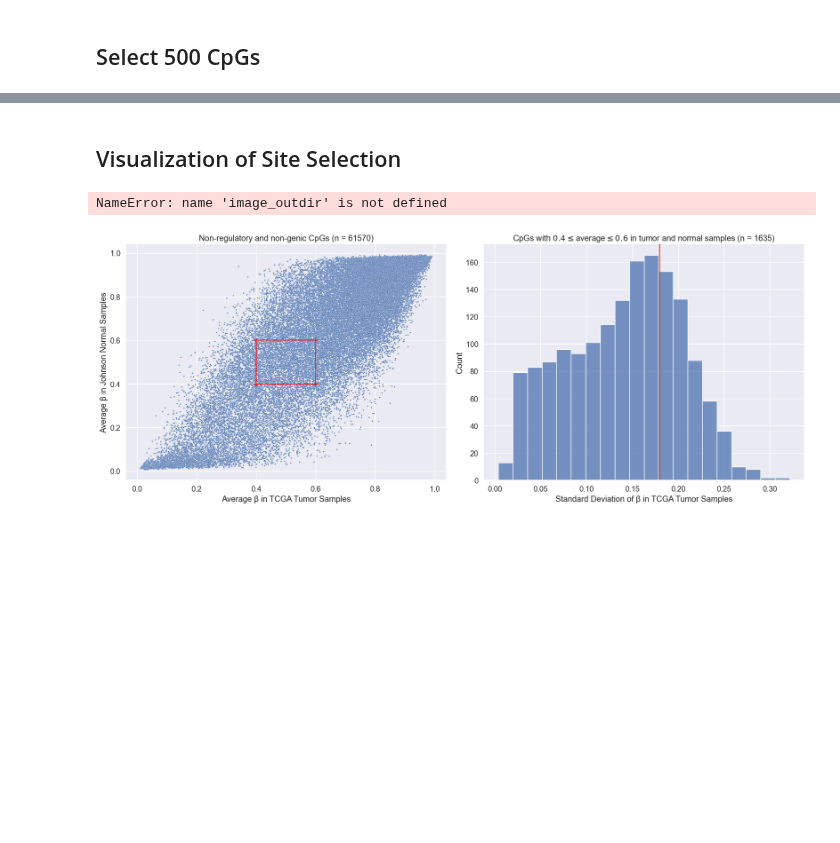
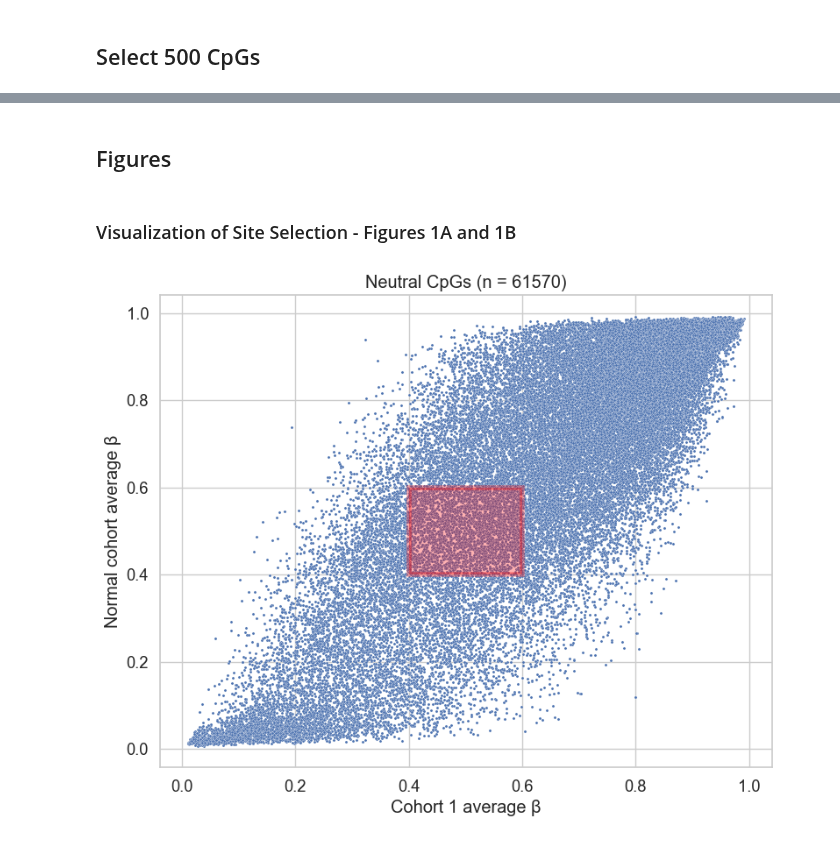
Before and after one commit to danmonyak/EpiClockInvasiveBRCA, a Jupyter notebook: Select_fCpGs/Select_fCpGs.ipynb, the cells around one changed output, grey strips where cells are left out. Drawn from its saved outputs; the diff is of its cells as text; code cells hidden in the pictures; blank space fills up the shorter version.

```diff
--- a/Select_fCpGs/Select_fCpGs.ipynb
+++ b/Select_fCpGs/Select_fCpGs.ipynb
@@ -18,7 +18,7 @@ import util as local_util
 
 consts = getConsts()
 
-sns.set(rc={"savefig.bbox":'tight'}, font_scale=1.2)
+sns.set(rc={"savefig.bbox":'tight'}, font_scale=1.2, style='whitegrid')
 # %%
 neutral_DNA_CpG_list = local_util.getNeutralDNACpGs()
 data = local_util.getDataDict()
@@ -82,0 +162,2 @@ np.savetxt('balanced_CpGs_all_tumors.txt', balanced_CpGs_all_tumors, fmt='%s')
+# %% [markdown]
+## Figures
@@ -83,37 +167,25 @@ np.savetxt('balanced_CpGs_all_tumors.txt', balanced_CpGs_all_tumors, fmt='%s')
 # %% [markdown]
-## Visualization of Site Selection
+### Visualization of Site Selection - Figures 1A and 1B
 # %%
-# Add beta_means, beta_stds, beta_nans to data dict
-local_util.addMeanStdsNans(data)
+fig, ax = plt.subplots(1, 1, figsize=(9, 7))
 
-fig, axes = plt.subplots(1, 2, figsize=(18, 7))
-fig.tight_layout(pad=2)
-
-sns.scatterplot(ax=axes[0], x=data['tumor']['beta_means'].loc[neutral_DNA_CpG_list],
+sns.scatterplot(ax=ax, x=data['tumor']['beta_means'].loc[neutral_DNA_CpG_list],
                 y=data['normal']['beta_means'].loc[neutral_DNA_CpG_list], s=5)
-axes[0].set_xlabel('Average β in TCGA Tumor Samples')
-axes[0].set_ylabel('Average β in Johnson Normal Samples')
-axes[0].set_title(f'Non-regulatory and non-genic CpGs (n = {len(neutral_DNA_CpG_list)})')
+ax.set_xlabel('Cohort 1 average β')
+ax.set_ylabel('Normal cohort average β')
+ax.set_title(f'Neutral CpGs (n = {len(neutral_DNA_CpG_list)})')
 
 lower = 0.4
 upper = 0.6
 color = 'red'
 
-axes[0].axvline(lower, lower, upper, color=color)
-axes[0].axvline(upper, lower, upper, color=color)
-axes[0].axhline(lower, lower, upper, color=color)
-axes[0].axhline(upper, lower, upper, color=color)
+# ax.axvline(lower, lower, upper, color=color)
+# ax.axvline(upper, lower, upper, color=color)
+# ax.axhline(lower, lower, upper, color=color)
+# ax.axhline(upper, lower, upper, color=color)
 
-balanced_means_CpGs = m_util.getCpG_list(data, local_util.BALANCED_CRITERIA, starting_CpG_list=neutral_DNA_CpG_list)
+ax.fill([lower, upper, upper, lower], [lower, lower, upper, upper], alpha=0.3, color='red', lw=4)
 
-sns.histplot(ax=axes[1], x=data['tumor']['beta_stds'].loc[balanced_means_CpGs])
-axes[1].set_xlabel('Standard Deviation of β in TCGA Tumor Samples')
-axes[1].set_title(f'CpGs with $0.4 \leq $average$\leq 0.6$ in tumor and normal samples (n = {len(balanced_means_CpGs)})')
-
-cutoff = data['tumor']['beta_stds'].loc[balanced_means_CpGs].sort_values()[-500]
-axes[1].axvline(cutoff, color=color)
-
-fig.savefig(os.path.join(image_outdir, 'initial_selection.pdf'), format='pdf', pad_inches=0.1)
+fig.savefig(os.path.join(figure_outdir, 'Figure_2_A.pdf'), format='pdf', pad_inches=0.1)
 # %% [output]
-NameError: name 'image_outdir' is not defined
-[figure, old version]
+[figure, new version]
```
Also changed, not shown: parts of 23 cells of this notebook, 7 other files.
